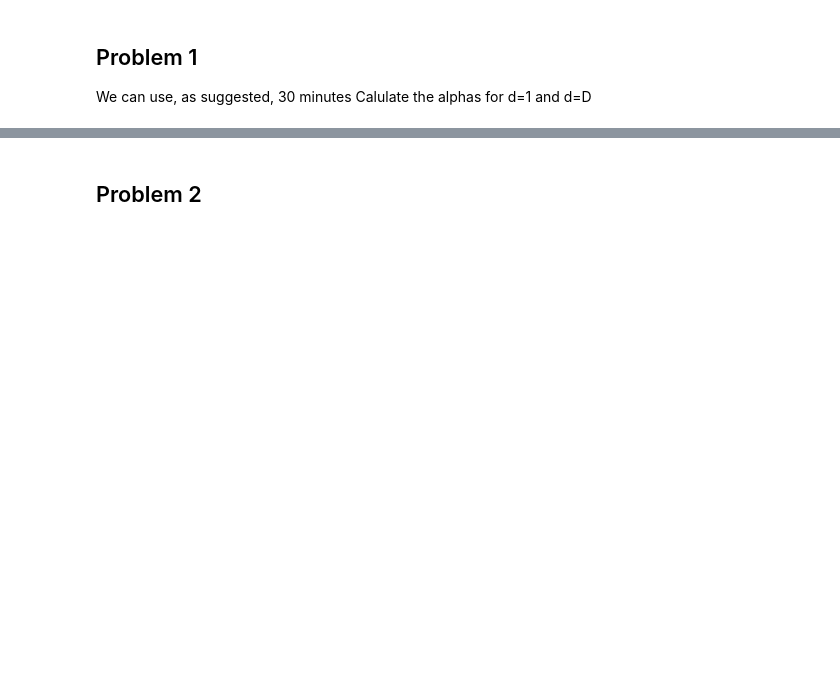
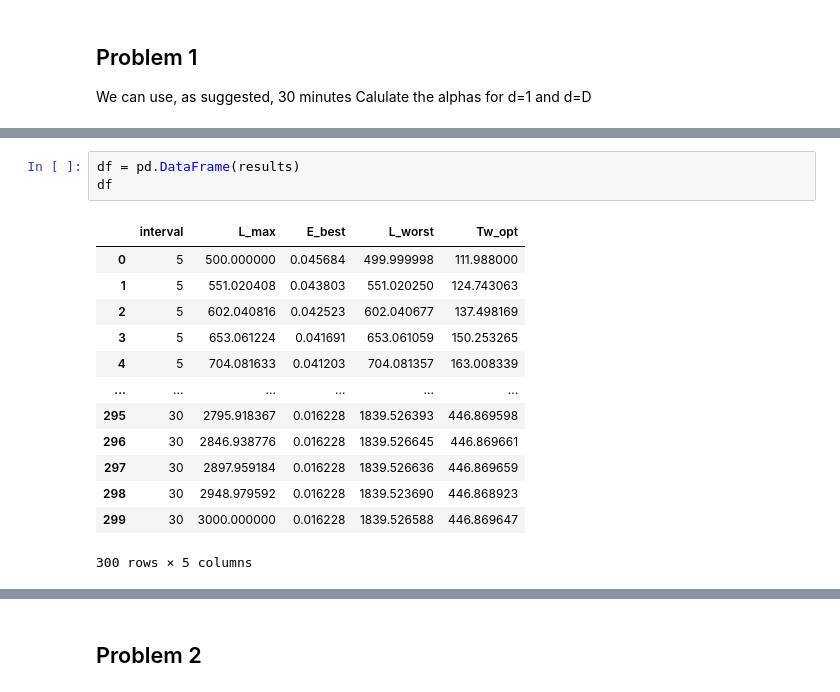
Before and after one commit to M3lo00/TOML_Homeworks, a Jupyter notebook: Homework2/hw2-1.ipynb, the cells around one changed output, grey strips where cells are left out. Saved outputs shown, nothing was run; the diff lists cells and outputs as text; blank space fills up the shorter version.

```diff
--- a/Homework2/hw2-1.ipynb
+++ b/Homework2/hw2-1.ipynb
@@ -244,0 +213,17 @@ L_worst
+# %%
+df = pd.DataFrame(results)
+df
+# %% [output]
+|  | interval | L_max | E_best | L_worst | Tw_opt |
+| 0 | 5 | 500.000000 | 0.045684 | 499.999998 | 111.988000 |
+| 1 | 5 | 551.020408 | 0.043803 | 551.020250 | 124.743063 |
+| 2 | 5 | 602.040816 | 0.042523 | 602.040677 | 137.498169 |
+| 3 | 5 | 653.061224 | 0.041691 | 653.061059 | 150.253265 |
+| 4 | 5 | 704.081633 | 0.041203 | 704.081357 | 163.008339 |
+| ... | ... | ... | ... | ... | ... |
+| 295 | 30 | 2795.918367 | 0.016228 | 1839.526393 | 446.869598 |
+| 296 | 30 | 2846.938776 | 0.016228 | 1839.526645 | 446.869661 |
+| 297 | 30 | 2897.959184 | 0.016228 | 1839.526636 | 446.869659 |
+| 298 | 30 | 2948.979592 | 0.016228 | 1839.523690 | 446.868923 |
+| 299 | 30 | 3000.000000 | 0.016228 | 1839.526588 | 446.869647 |
+300 rows × 5 columns
```
Also changed, not shown: parts of 38 cells of this notebook, 6 other files.
